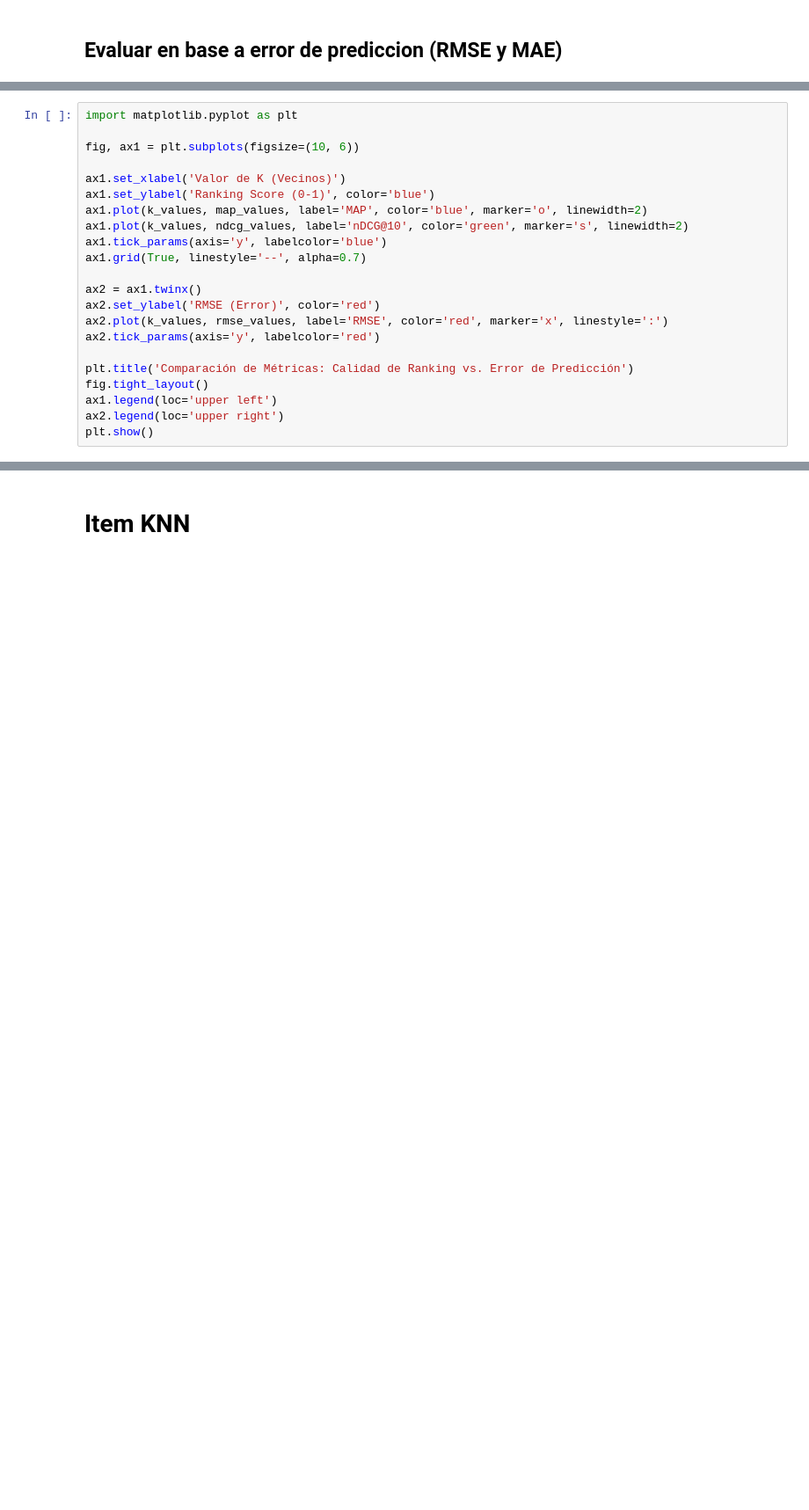
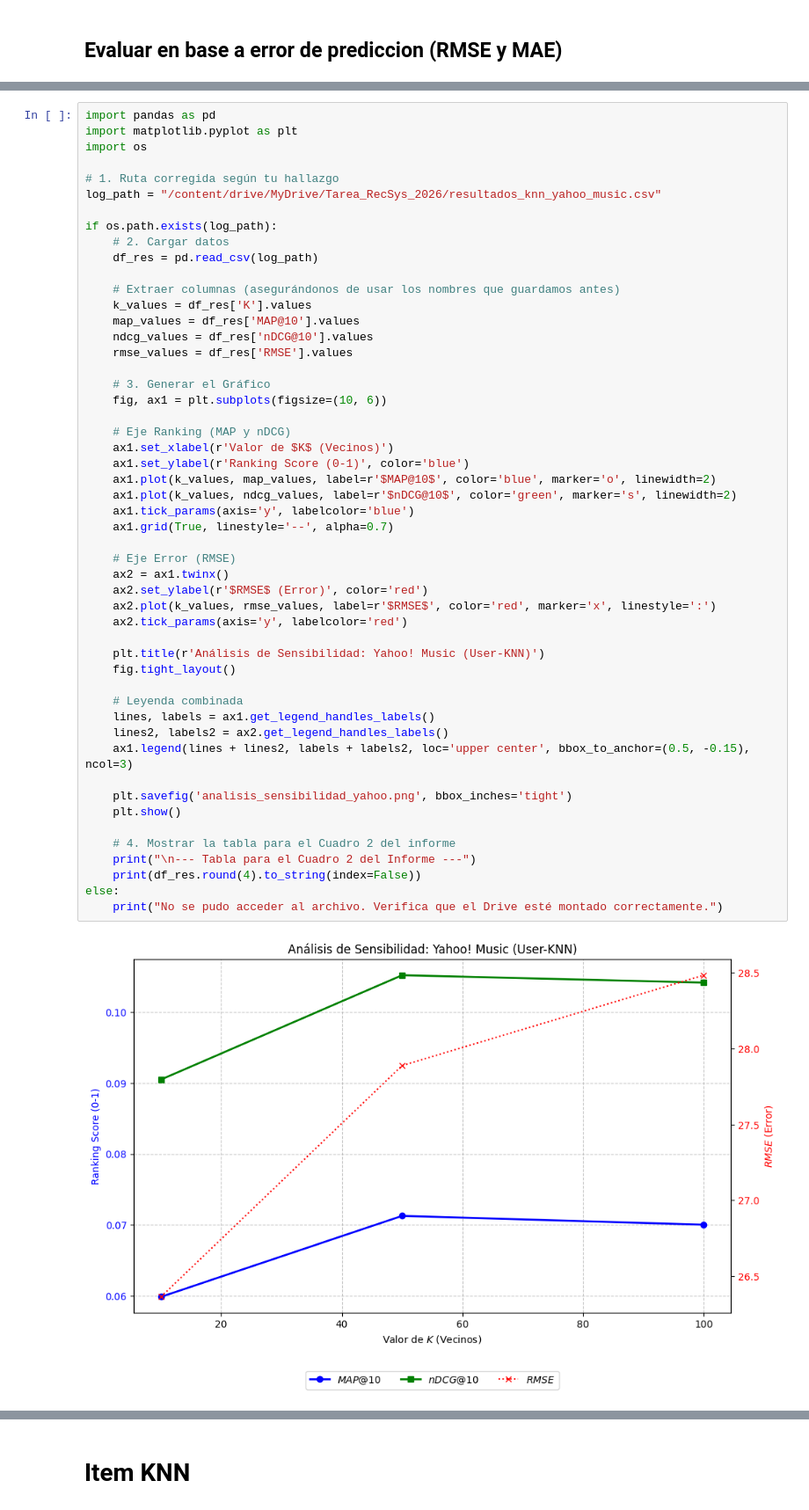
Before and after one commit to davidlealo/tarea_1_sisrec_2026, a Jupyter notebook: TAREA_1_SICREC_G26.ipynb, the cells around one changed output, grey strips where cells are left out. Shown at 88% size. Saved outputs shown, nothing was run; the diff lists cells and outputs as text; blank space fills up the shorter version.

Commit message:
listo el user knn

```diff
--- a/TAREA_1_SICREC_G26.ipynb
+++ b/TAREA_1_SICREC_G26.ipynb
@@ -1029,22 +1069,53 @@ plt.show()
 # %%
+import pandas as pd
 import matplotlib.pyplot as plt
+import os
 
-fig, ax1 = plt.subplots(figsize=(10, 6))
+# 1. Ruta corregida según tu hallazgo
+log_path = "/content/drive/MyDrive/Tarea_RecSys_2026/resultados_knn_yahoo_music.csv"
 
-ax1.set_xlabel('Valor de K (Vecinos)')
-ax1.set_ylabel('Ranking Score (0-1)', color='blue')
-ax1.plot(k_values, map_values, label='MAP', color='blue', marker='o', linewidth=2)
-ax1.plot(k_values, ndcg_values, label='nDCG@10', color='green', marker='s', linewidth=2)
-ax1.tick_params(axis='y', labelcolor='blue')
-ax1.grid(True, linestyle='--', alpha=0.7)
+if os.path.exists(log_path):
+    # 2. Cargar datos
+    df_res = pd.read_csv(log_path)
 
-ax2 = ax1.twinx()
-ax2.set_ylabel('RMSE (Error)', color='red')
-ax2.plot(k_values, rmse_values, label='RMSE', color='red', marker='x', linestyle=':')
-ax2.tick_params(axis='y', labelcolor='red')
+    # Extraer columnas (asegurándonos de usar los nombres que guardamos antes)
+    k_values = df_res['K'].values
+    map_values = df_res['MAP@10'].values
+    ndcg_values = df_res['nDCG@10'].values
+    rmse_values = df_res['RMSE'].values
 
-plt.title('Comparación de Métricas: Calidad de Ranking vs. Error de Predicción')
-fig.tight_layout()
-ax1.legend(loc='upper left')
-ax2.legend(loc='upper right')
-plt.show()
+    # 3. Generar el Gráfico
+    fig, ax1 = plt.subplots(figsize=(10, 6))
+
+    # Eje Ranking (MAP y nDCG)
+    ax1.set_xlabel(r'Valor de $K$ (Vecinos)')
+    ax1.set_ylabel(r'Ranking Score (0-1)', color='blue')
+    ax1.plot(k_values, map_values, label=r'$MAP@10$', color='blue', marker='o', linewidth=2)
+    ax1.plot(k_values, ndcg_values, label=r'$nDCG@10$', color='green', marker='s', linewidth=2)
+    ax1.tick_params(axis='y', labelcolor='blue')
+    ax1.grid(True, linestyle='--', alpha=0.7)
+
+    # Eje Error (RMSE)
+    ax2 = ax1.twinx()
+    ax2.set_ylabel(r'$RMSE$ (Error)', color='red')
+    ax2.plot(k_values, rmse_values, label=r'$RMSE$', color='red', marker='x', linestyle=':')
+    ax2.tick_params(axis='y', labelcolor='red')
+
+    plt.title(r'Análisis de Sensibilidad: Yahoo! Music (User-KNN)')
+    fig.tight_layout()
+
+    # Leyenda combinada
+    lines, labels = ax1.get_legend_handles_labels()
+    lines2, labels2 = ax2.get_legend_handles_labels()
+    ax1.legend(lines + lines2, labels + labels2, loc='upper center', bbox_to_anchor=(0.5, -0.15), ncol=3)
+
+    plt.savefig('analisis_sensibilidad_yahoo.png', bbox_inches='tight')
+    plt.show()
+
+    # 4. Mostrar la tabla para el Cuadro 2 del informe
+    print("\n--- Tabla para el Cuadro 2 del Informe ---")
+    print(df_res.round(4).to_string(index=False))
+else:
+    print("No se pudo acceder al archivo. Verifica que el Drive esté montado correctamente.")
+# %% [output]
+[figure, added]
```
Also changed, not shown: parts of 8 cells of this notebook.
